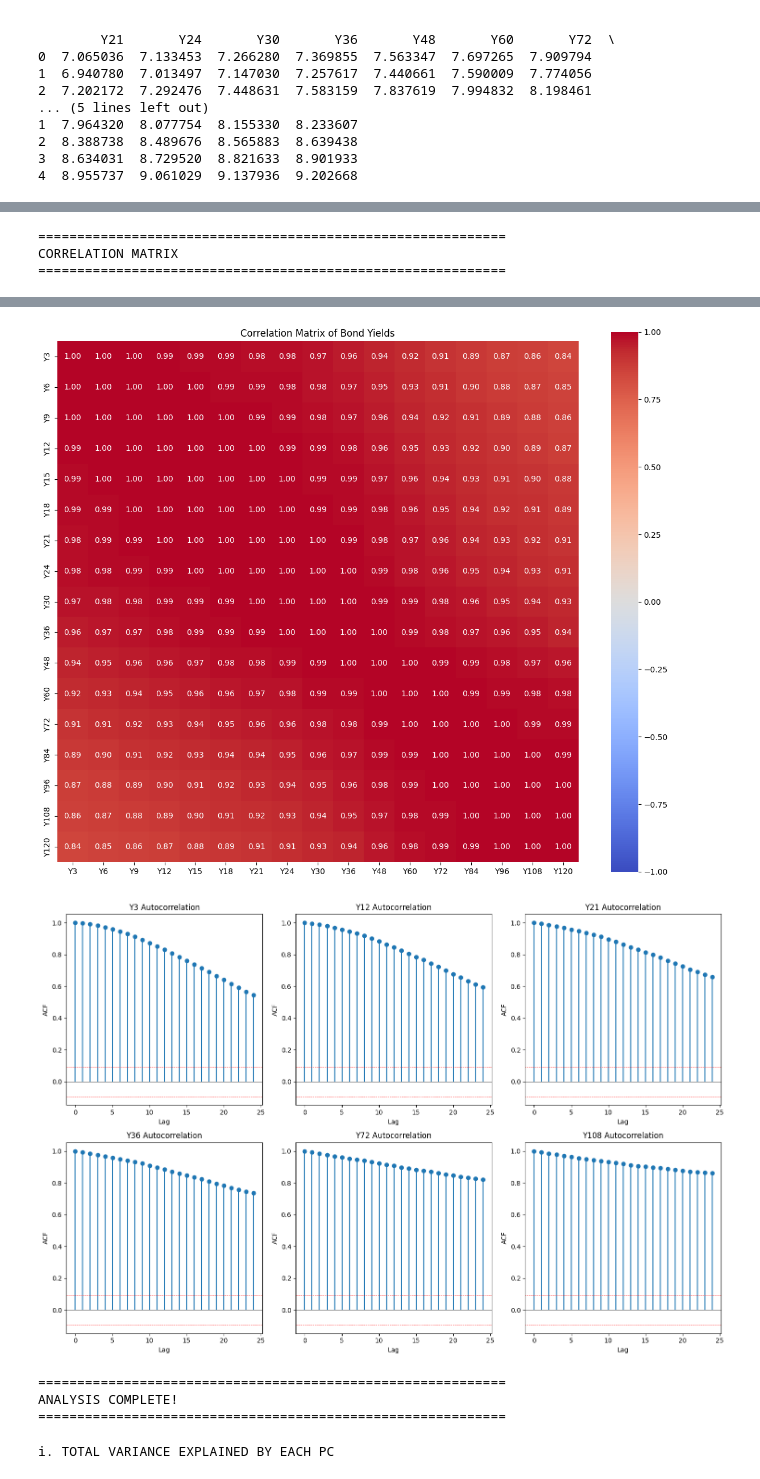
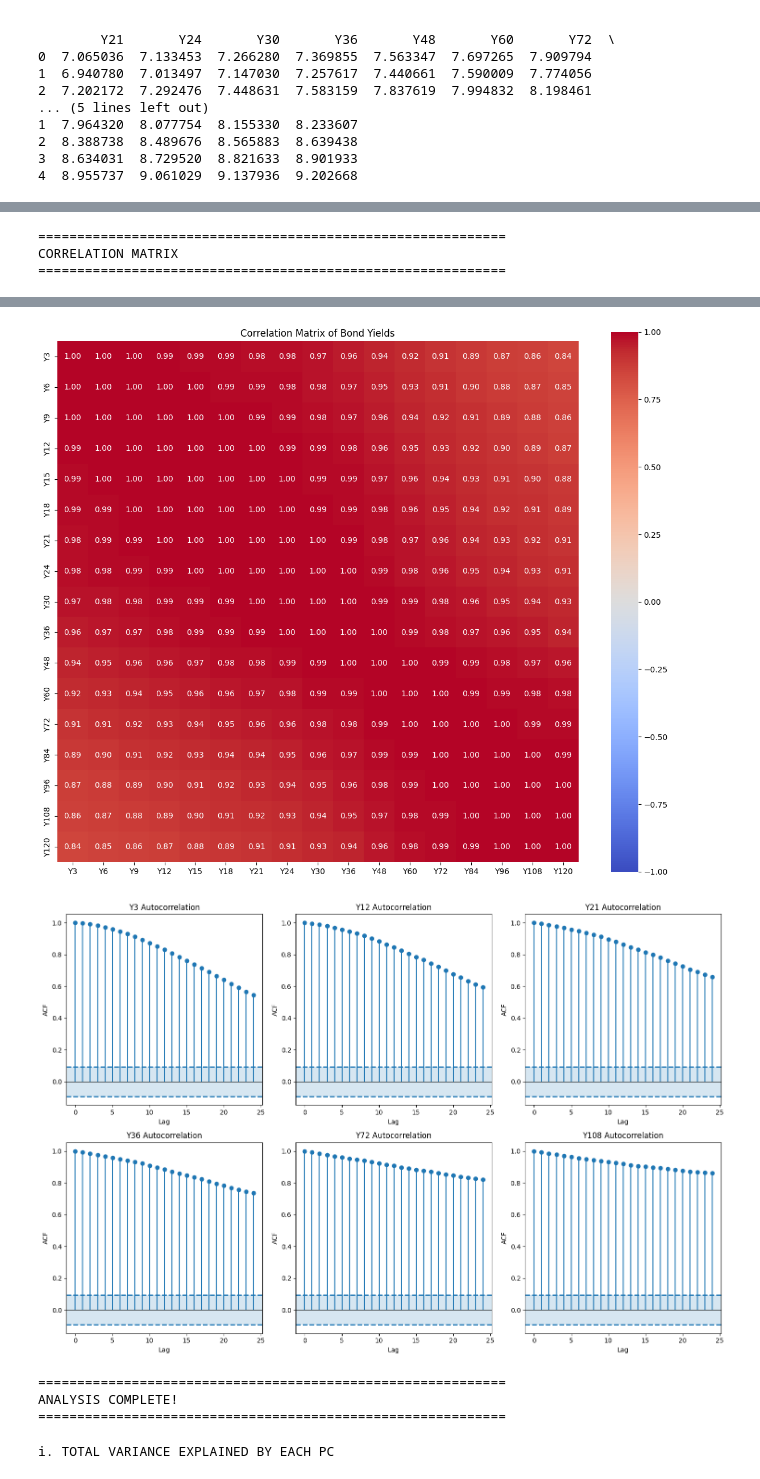
Before and after one commit to bashkip/qmf_a2, a Jupyter notebook: main.ipynb, the cells around one changed output, grey strips where cells are left out. Saved outputs shown, nothing was run; the diff lists cells and outputs as text; code cells hidden in the pictures.

Commit message:
fixed forecating and changed acf plots

```diff
--- a/main.ipynb
+++ b/main.ipynb
@@ -141,13 +141,21 @@ for idx, col in enumerate(selected_yields):
     # Calculate ACF manually
     acf_vals = [y.autocorr(lag=i) for i in range(25)]
 
+    # 95% CI (approx) for white noise
+    conf = 1.96 / np.sqrt(len(y))
+
     ax.stem(range(25), acf_vals, basefmt=' ')
-    ax.axhline(y=0, color='black', linestyle='-', linewidth=0.5)
-    ax.axhline(y=1.96/np.sqrt(len(y)), color='red', linestyle='--', linewidth=0.5)
-    ax.axhline(y=-1.96/np.sqrt(len(y)), color='red', linestyle='--', linewidth=0.5)
+    ax.axhline(y=0, color='black', linestyle='-', linewidth=0.8)
+
+    # Shaded band + prominent boundary lines
+    ax.axhspan(-conf, conf, alpha=0.18, zorder=0)
+    ax.axhline(y=conf, linestyle='--', linewidth=2.0)
+    ax.axhline(y=-conf, linestyle='--', linewidth=2.0)
+
     ax.set_title(f'{col} Autocorrelation')
     ax.set_xlabel('Lag')
     ax.set_ylabel('ACF')
+
 
 plt.tight_layout()
 plt.show()
@@ -218,34 +226,34 @@ COVARIANCE MATRIX
 | Y48 | 5.5333 | 5.6212 | 5.6916 | 5.7518 | 5.8020 | 5.8316 | 5.8377 | 5.8313 | 5.8059 | 5.7590 | 5.6436 | ... |
 | Y60 | 5.2953 | 5.3826 | 5.4549 | 5.5188 | 5.5742 | 5.6108 | 5.6246 | 5.6263 | 5.6162 | 5.5841 | 5.4957 | ... |
 | Y72 | 5.0871 | 5.1729 | 5.2458 | 5.3117 | 5.3707 | 5.4122 | 5.4321 | 5.4399 | 5.4419 | 5.4217 | 5.3551 | ... |
 | Y84 | 4.9088 | 4.9935 | 5.0671 | 5.1345 | 5.1961 | 5.2415 | 5.2661 | 5.2790 | 5.2910 | 5.2809 | 5.2324 | ... |
 | Y96 | 4.7615 | 4.8447 | 4.9183 | 4.9865 | 5.0499 | 5.0983 | 5.1266 | 5.1435 | 5.1633 | 5.1613 | 5.1276 | ... |
 | Y108 | 4.6280 | 4.7101 | 4.7836 | 4.8525 | 4.9173 | 4.9679 | 4.9991 | 5.0190 | 5.0449 | 5.0492 | 5.0278 | ... |
 | Y120 | 4.5014 | 4.5827 | 4.6564 | 4.7259 | 4.7919 | 4.8447 | 4.8788 | 4.9019 | 4.9340 | 4.9446 | 4.9346 | ... |
 ============================================================
 CORRELATION MATRIX
 ============================================================
 |  | Y3 | Y6 | Y9 | Y12 | Y15 | Y18 | Y21 | Y24 | Y30 | Y36 | Y48 | ... |
 | Y3 | 1.0000 | 0.9989 | 0.9966 | 0.9937 | 0.9904 | 0.9866 | 0.9825 | 0.9781 | 0.9690 | 0.9598 | 0.9413 | ... |
 | Y6 | 0.9989 | 1.0000 | 0.9993 | 0.9976 | 0.9952 | 0.9920 | 0.9885 | 0.9846 | 0.9762 | 0.9675 | 0.9495 | ... |
 | Y9 | 0.9966 | 0.9993 | 1.0000 | 0.9995 | 0.9980 | 0.9957 | 0.9928 | 0.9895 | 0.9820 | 0.9741 | 0.9571 | ... |
 | Y12 | 0.9937 | 0.9976 | 0.9995 | 1.0000 | 0.9995 | 0.9981 | 0.9960 | 0.9933 | 0.9870 | 0.9799 | 0.9642 | ... |
 | Y15 | 0.9904 | 0.9952 | 0.9980 | 0.9995 | 1.0000 | 0.9995 | 0.9983 | 0.9964 | 0.9913 | 0.9852 | 0.9712 | ... |
 | Y18 | 0.9866 | 0.9920 | 0.9957 | 0.9981 | 0.9995 | 1.0000 | 0.9996 | 0.9985 | 0.9947 | 0.9898 | 0.9775 | ... |
 | Y21 | 0.9825 | 0.9885 | 0.9928 | 0.9960 | 0.9983 | 0.9996 | 1.0000 | 0.9996 | 0.9972 | 0.9933 | 0.9828 | ... |
 | Y24 | 0.9781 | 0.9846 | 0.9895 | 0.9933 | 0.9964 | 0.9985 | 0.9996 | 1.0000 | 0.9988 | 0.9960 | 0.9872 | ... |
 | Y30 | 0.9690 | 0.9762 | 0.9820 | 0.9870 | 0.9913 | 0.9947 | 0.9972 | 0.9988 | 1.0000 | 0.9991 | 0.9935 | ... |
 | Y36 | 0.9598 | 0.9675 | 0.9741 | 0.9799 | 0.9852 | 0.9898 | 0.9933 | 0.9960 | 0.9991 | 1.0000 | 0.9973 | ... |
 | Y48 | 0.9413 | 0.9495 | 0.9571 | 0.9642 | 0.9712 | 0.9775 | 0.9828 | 0.9872 | 0.9935 | 0.9973 | 1.0000 | ... |
 | Y60 | 0.9233 | 0.9319 | 0.9402 | 0.9483 | 0.9564 | 0.9640 | 0.9706 | 0.9763 | 0.9850 | 0.9912 | 0.9981 | ... |
 | Y72 | 0.9061 | 0.9150 | 0.9237 | 0.9324 | 0.9413 | 0.9499 | 0.9576 | 0.9643 | 0.9751 | 0.9832 | 0.9936 | ... |
 | Y84 | 0.8890 | 0.8980 | 0.9072 | 0.9164 | 0.9260 | 0.9353 | 0.9439 | 0.9514 | 0.9639 | 0.9736 | 0.9871 | ... |
 | Y96 | 0.8735 | 0.8826 | 0.8919 | 0.9015 | 0.9116 | 0.9216 | 0.9308 | 0.9390 | 0.9528 | 0.9639 | 0.9798 | ... |
 | Y108 | 0.8594 | 0.8685 | 0.8781 | 0.8880 | 0.8985 | 0.9090 | 0.9187 | 0.9275 | 0.9423 | 0.9545 | 0.9725 | ... |
 | Y120 | 0.8439 | 0.8531 | 0.8629 | 0.8731 | 0.8840 | 0.8949 | 0.9052 | 0.9145 | 0.9304 | 0.9437 | 0.9636 | ... |
 [figure]
 [figure]
-[figure, old version]
+[figure, new version]
 ============================================================
 ANALYSIS COMPLETE!
 ============================================================
```
Also changed, not shown: parts of 1 cell of this notebook.
